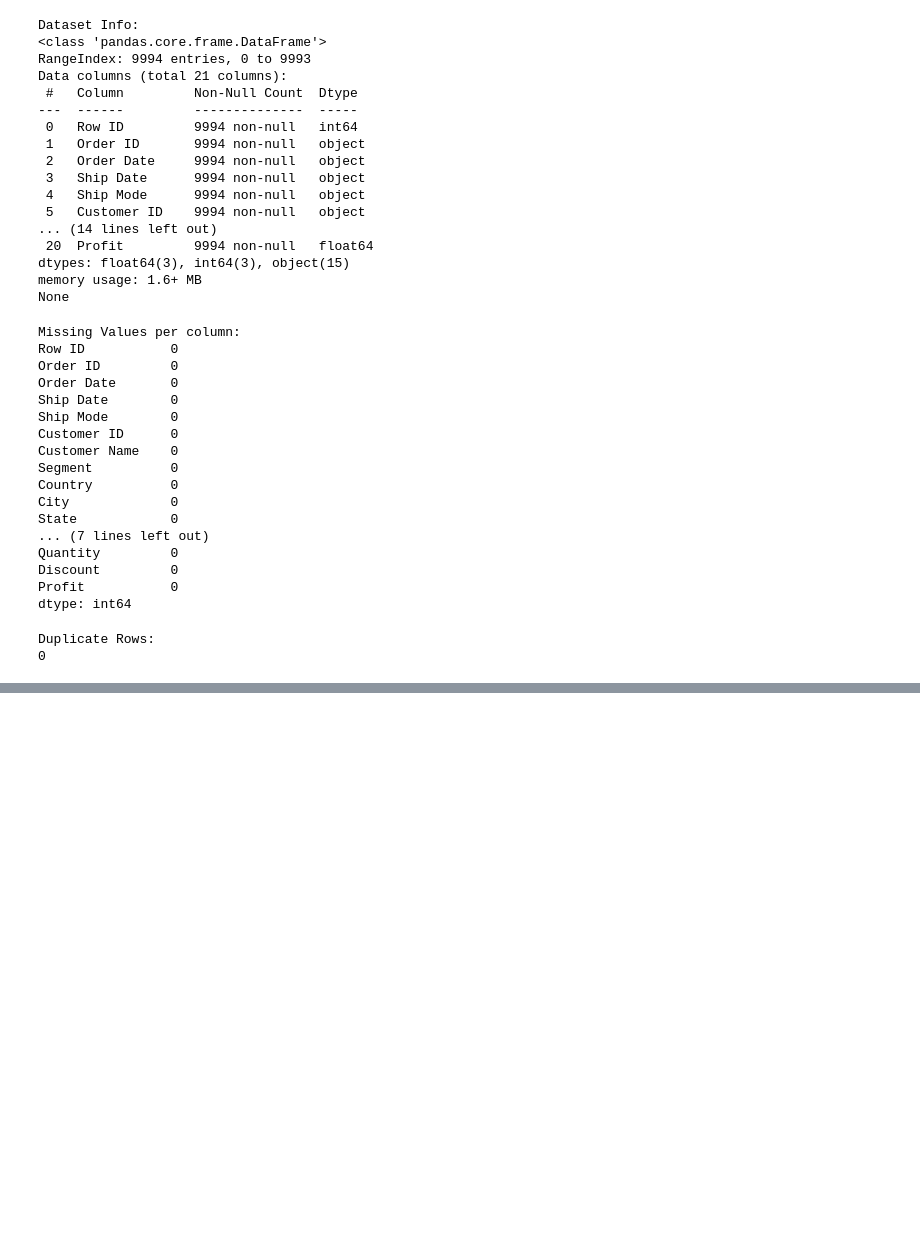
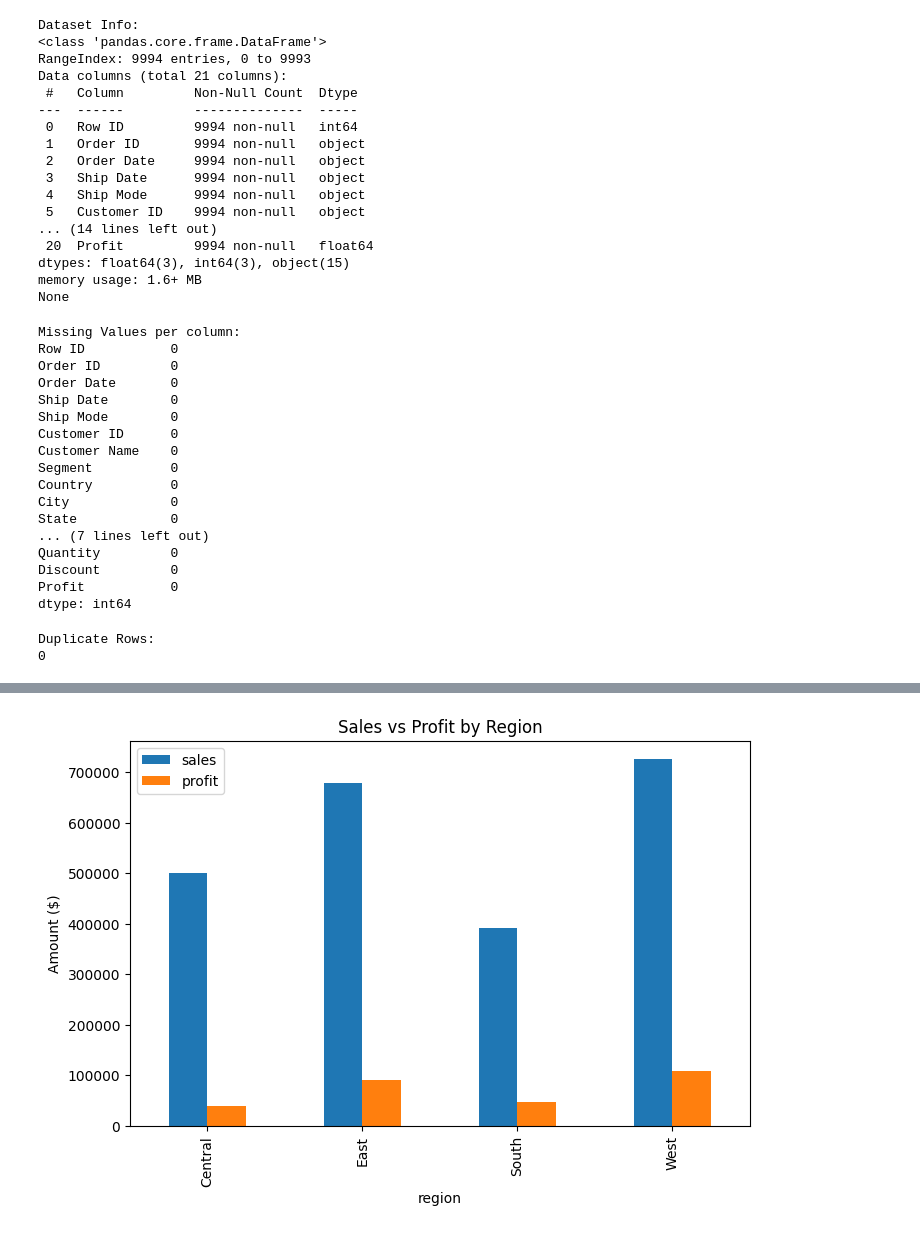
Before and after one commit to eyaH5/superstore-analysis, a Jupyter notebook: notebooks/superstore_analysis.ipynb, the cells around one changed output, grey strips where cells are left out. Cells and saved outputs as stored; diff of their text form; code cells hidden in the pictures; blank space fills up the shorter version.

```diff
--- a/notebooks/superstore_analysis.ipynb
+++ b/notebooks/superstore_analysis.ipynb
@@ -75,0 +135,12 @@ Duplicate Rows:
+# %%
+# Group by Region and calculate total Profit
+region_summary = df.groupby("region").agg({
+    "sales": "sum",
+    "profit": "sum"
+})
+
+# Add a Profit Margin column
+region_summary["sales"] = df.groupby("region")["sales"].sum()
+region_summary["profit Margin"] = region_summary["profit"] / region_summary["sales"]
+
+region_summary
@@ -75,0 +154,7 @@ Duplicate Rows:
+# %%
+# Visualization #2: Sales vs Profit by Region
+region_summary.plot(kind="bar", y=["sales","profit"], figsize=(8,5), title="Sales vs Profit by Region")
+plt.ylabel("Amount ($)")
+plt.show()
+# %% [output]
+[figure, added]
```
Also changed, not shown: parts of 18 cells of this notebook.
